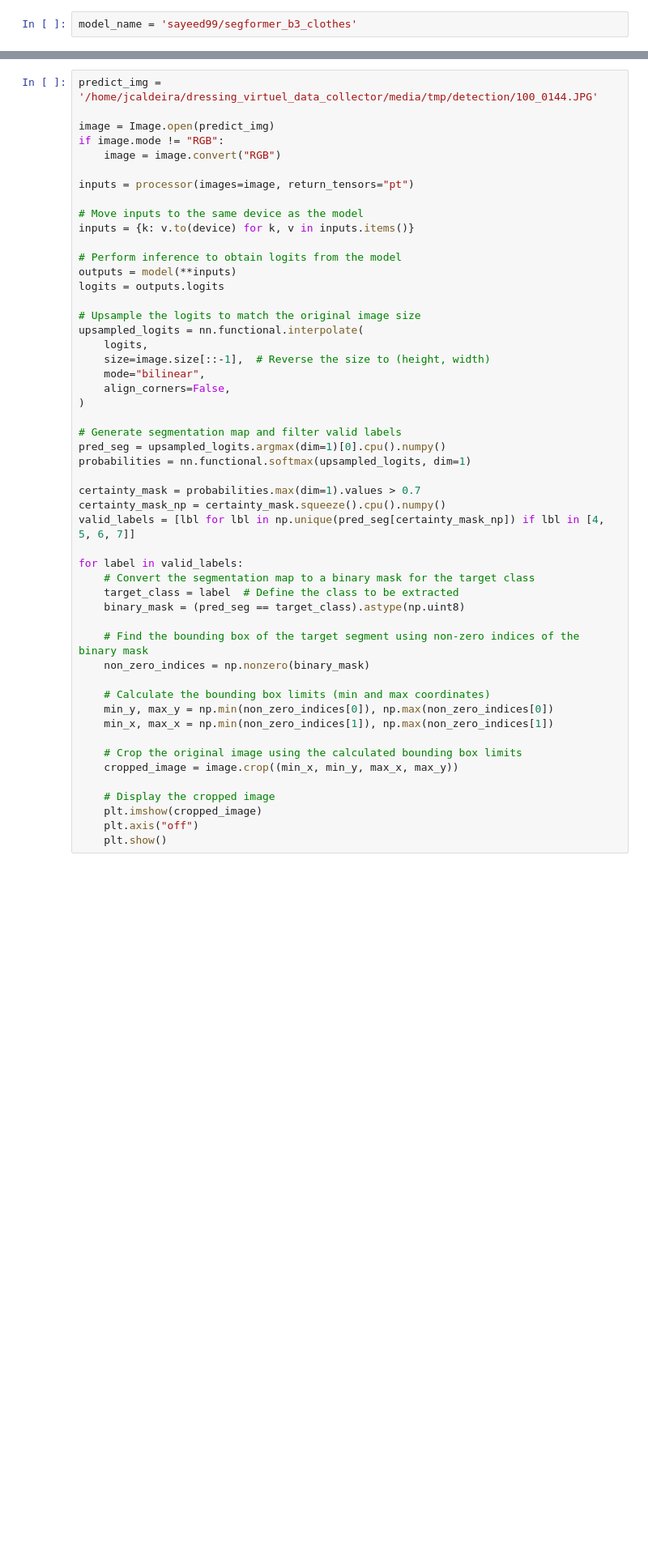
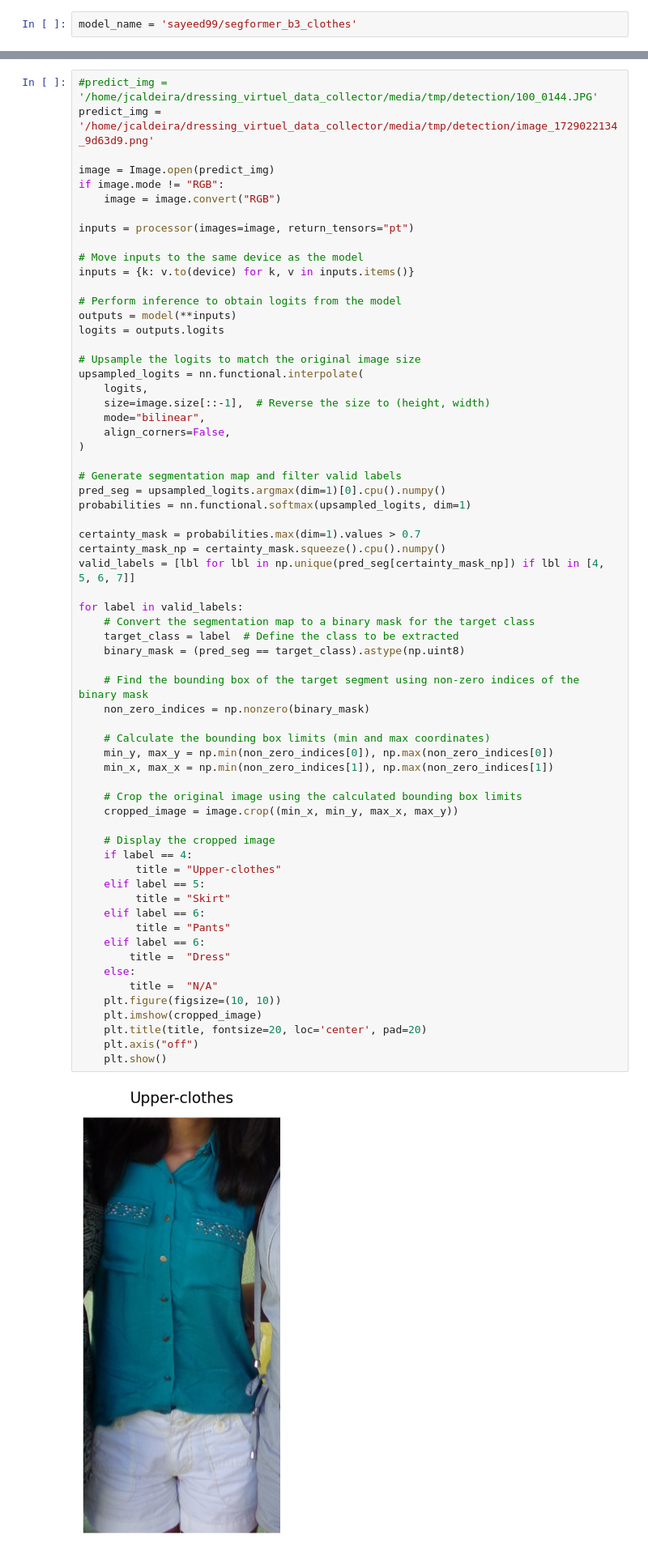
Before and after one commit to JhonatanCaldeira/dressing_virtuel_data_collector, a Jupyter notebook: models/benchmarking/segformer_b3/dataset_evaluation_with_segb3.ipynb, the cells around one changed output, grey strips where cells are left out. Shown at 81% size. Drawn from its saved outputs; the diff is of its cells as text; blank space fills up the shorter version.

```diff
--- a/models/benchmarking/segformer_b3/dataset_evaluation_with_segb3.ipynb
+++ b/models/benchmarking/segformer_b3/dataset_evaluation_with_segb3.ipynb
@@ -20,5 +45,6 @@ model.to(device)  # Move the model to the selected device
 # %%
-predict_img = '/home/jcaldeira/dressing_virtuel_data_collector/media/tmp/detection/100_0144.JPG'
+#predict_img = '/home/jcaldeira/dressing_virtuel_data_collector/media/tmp/detection/100_0144.JPG'
+predict_img = '/home/jcaldeira/dressing_virtuel_data_collector/media/tmp/detection/image_1729022134_9d63d9.png'
 
 image = Image.open(predict_img)
 if image.mode != "RGB":
@@ -41,30 +67,44 @@ upsampled_logits = nn.functional.interpolate(
     align_corners=False,
 )
 
 # Generate segmentation map and filter valid labels
 pred_seg = upsampled_logits.argmax(dim=1)[0].cpu().numpy()
 probabilities = nn.functional.softmax(upsampled_logits, dim=1)
 
 certainty_mask = probabilities.max(dim=1).values > 0.7
 certainty_mask_np = certainty_mask.squeeze().cpu().numpy()
 valid_labels = [lbl for lbl in np.unique(pred_seg[certainty_mask_np]) if lbl in [4, 5, 6, 7]]
 
 for label in valid_labels:
     # Convert the segmentation map to a binary mask for the target class
     target_class = label  # Define the class to be extracted
     binary_mask = (pred_seg == target_class).astype(np.uint8)
 
     # Find the bounding box of the target segment using non-zero indices of the binary mask
     non_zero_indices = np.nonzero(binary_mask)
 
     # Calculate the bounding box limits (min and max coordinates)
     min_y, max_y = np.min(non_zero_indices[0]), np.max(non_zero_indices[0])
     min_x, max_x = np.min(non_zero_indices[1]), np.max(non_zero_indices[1])
 
     # Crop the original image using the calculated bounding box limits
     cropped_image = image.crop((min_x, min_y, max_x, max_y))
 
     # Display the cropped image
+    if label == 4:
+         title = "Upper-clothes"
+    elif label == 5:
+         title = "Skirt"
+    elif label == 6:
+         title = "Pants"
+    elif label == 6:
+        title =  "Dress"
+    else:
+        title =  "N/A"
+    plt.figure(figsize=(10, 10))
     plt.imshow(cropped_image)
+    plt.title(title, fontsize=20, loc='center', pad=20)
     plt.axis("off")
     plt.show()
+# %% [output]
+[figure, added]
```
Also changed, not shown: parts of 12 cells of this notebook, 4 other files.
